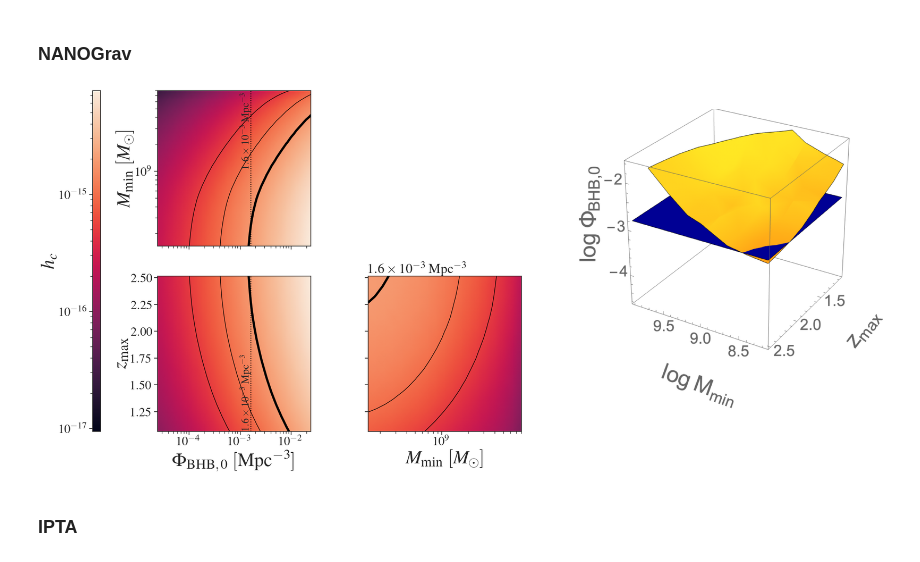
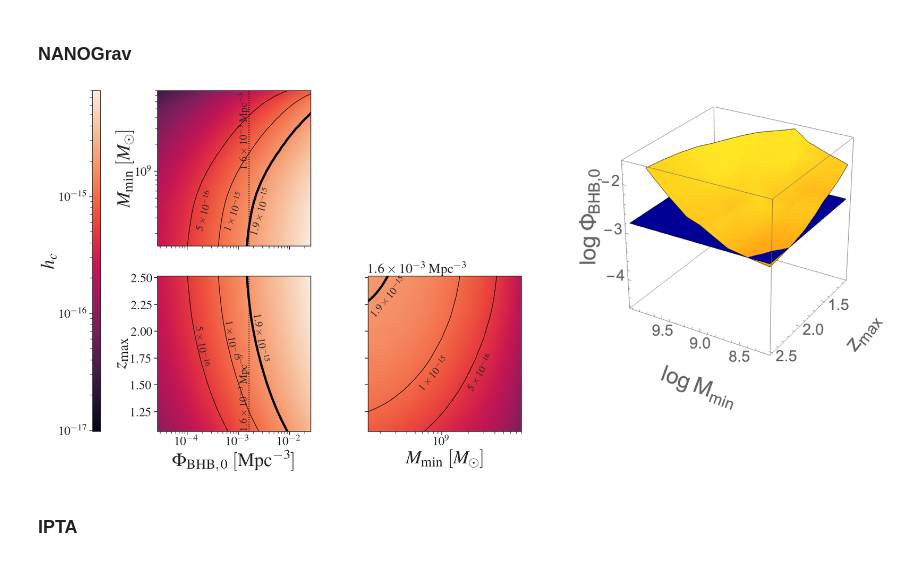
Before and after one commit to jacaseyclyde/multimessenger_smbhbs, a Jupyter notebook: notebooks/4. Parameter Space.ipynb, the cells around one changed output. Drawn from its saved outputs; the diff is of its cells as text; code cells hidden in the pictures.

```diff
--- a/notebooks/4. Parameter Space.ipynb
+++ b/notebooks/4. Parameter Space.ipynb
@@ -340,10 +340,11 @@ S3_hc_q_bounds = np.quantile(S3_hc_bounds, q=[.16, .5, .84], axis=-1)
 # %%
 # corner plots
 # %matplotlib inline
+fmt = {}
+strs = [r'$5 \times 10^{{-16}}$', r'$1 \times 10^{{-15}}$', r'$1.9 \times 10^{{-15}}$']
 levels = [5e-16, 1e-15, 1.9e-15]
-lvl = ['5e-16', '1e-15', '1.9e-15']
 linewidths = [1.5, 1.5, 6]
-labels = dict(zip(levels, lvl))
+labels = dict(zip(levels, strs))
 cfont_size = 32
 inline_spacing=1
 inline=False
@@ -380,7 +381,39 @@ cs = mm_nn_ax.contour(np.squeeze(NANOGrav_nn_cube[:, z_range_zoom == z_sat, :]),
                        np.squeeze(NANOGrav_hc_cube[:, z_range_zoom == z_sat, :]), levels=levels,
                        locator=ticker.LogLocator(), colors='black',
                        linewidths=linewidths)
-# mm_nn_ax.axvline(nz_mzq_q[1, 0], color='k', linestyle='--')
+
+# custom contours
+# for i, (cl, lbl) in enumerate(zip(cs.collections, strs)):
+p = cs.collections[0].get_paths()[0]
+v = p.vertices
+x = v[:, 0]
+y = v[:, 1]
+
+mid = int(np.trunc(len(x) / 2)) - 10
+rot = np.degrees(np.arctan2([np.log10(y[mid - 4]) - np.log10(y[mid - 10])], [np.log10(x[mid - 4]) - np.log10(x[mid - 10])]))[0]
+mm_nn_ax.text(x[mid + 2], y[mid - 5], strs[0], rotation=rot,
+              verticalalignment='baseline', horizontalalignment='center', rotation_mode='anchor', fontsize=text_fs)
+
+p = cs.collections[1].get_paths()[0]
+v = p.vertices
+x = v[:, 0]
+y = v[:, 1]
+
+mid = int(np.trunc(len(x) / 2)) - 9
+rot = np.degrees(np.arctan2([np.log10(y[mid - 4]) - np.log10(y[mid - 6])], [np.log10(x[mid - 4]) - np.log10(x[mid - 6])]))[0]
+mm_nn_ax.text(x[mid + 2], y[mid - 5], strs[1], rotation=rot,
+              verticalalignment='baseline', horizontalalignment='center', rotation_mode='anchor', fontsize=text_fs)
+
+p = cs.collections[2].get_paths()[0]
+v = p.vertices
+x = v[:, 0]
+y = v[:, 1]
+
+mid = int(np.trunc(len(x) / 2)) - 5
+rot = np.degrees(np.arctan2([np.log10(y[mid - 2]) - np.log10(y[mid - 10])], [np.log10(x[mid - 2]) - np.log10(x[mid - 10])]))[0]
+mm_nn_ax.text(x[mid + 2], y[mid - 5], strs[2], rotation=rot,
+              verticalalignment='baseline', horizontalalignment='center', rotation_mode='anchor', fontsize=text_fs)
+
 mm_nn_ax.axvline(local_number_density * NANOGrav_mult_factor, color='k', linestyle=':')
 mm_nn_ax.text(local_number_density * NANOGrav_mult_factor, 10 ** (np.max(log_m_bh_range_zoom) - .01), art_dens, rotation='vertical',
               horizontalalignment='right', verticalalignment='bottom', rotation_mode='anchor', fontsize=text_fs)
@@ -399,7 +432,21 @@ cs = zz_nn_ax.contour(np.squeeze(NANOGrav_nn_cube[log_m_bh_range_zoom == log_m_s
                        np.squeeze(NANOGrav_hc_cube[log_m_bh_range_zoom == log_m_sat, :, :]), levels=levels,
                        locator=ticker.LogLocator(), colors='black',
                        linewidths=linewidths)
-# zz_nn_ax.axvline(nz_mzq_q[1, 0], color='k', linestyle='--')
+
+# custom contours
+for cl, lbl in zip(cs.collections, strs):
+    p = cl.get_paths()[0]
+    v = p.vertices
+    x = v[:, 0]
+    y = v[:, 1]
+
+    mid = int(np.trunc(len(x) / 2))
+
+    rot = np.degrees(np.arctan2([y[-1] - y[0]], [np.log10(x[-1]) - np.log10(x[0])]))[0] - 20
+
+    zz_nn_ax.text(x[mid + 2], y[mid - 4], lbl, rotation=rot,
+                  verticalalignment='top', horizontalalignment='center', rotation_mode='anchor', fontsize=text_fs)
+
 zz_nn_ax.axvline(local_number_density * NANOGrav_mult_factor, color='k', linestyle=':')
 zz_nn_ax.text(local_number_density * NANOGrav_mult_factor, np.min(z_range_zoom) + .01, art_dens, rotation='vertical',
               horizontalalignment='left', verticalalignment='bottom', rotation_mode='anchor', fontsize=text_fs)
@@ -412,34 +459,50 @@ pcm = zz_mm_ax.pcolormesh(10 ** np.squeeze(NANOGrav_mm_cube[:, :, NANOGrav_n_art
                           np.squeeze(NANOGrav_zz_cube[:, :, NANOGrav_n_artificial_range == NANOGrav_mult_factor_sqrt]),
                           np.squeeze(NANOGrav_hc_cube[:, :, NANOGrav_n_artificial_range == NANOGrav_mult_factor_sqrt]),
                           norm=cnorm, shading='gouraud')
 cs = zz_mm_ax.contour(10 ** np.squeeze(NANOGrav_mm_cube[:, :, NANOGrav_n_artificial_range == NANOGrav_mult_factor_sqrt]),
                        np.squeeze(NANOGrav_zz_cube[:, :, NANOGrav_n_artificial_range == NANOGrav_mult_factor_sqrt]),
                        np.squeeze(NANOGrav_hc_cube[:, :, NANOGrav_n_artificial_range == NANOGrav_mult_factor_sqrt]), levels=levels,
                        locator=ticker.LogLocator(), colors='black',
                        linewidths=linewidths)
+
+# custom contours
+for cl, lbl in zip(cs.collections, strs):
+    p = cl.get_paths()[0]
+    v = p.vertices
+    x = v[:, 0]
+    y = v[:, 1]
+
+    mid = int(np.trunc(len(x) / 2))
+
+    rot = np.degrees(np.arctan2([y[mid + 1] - y[mid - 1]], [np.log10(x[mid + 1]) - np.log10(x[mid - 1])]))[0]
+
+    zz_mm_ax.text(x[mid + 1], y[mid - 1], lbl, rotation=rot,
+                  verticalalignment='top', horizontalalignment='center', rotation_mode='anchor', fontsize=text_fs)
+
 zz_mm_ax.set_xlabel(r'$M_{\rm{min}}\ [M_{\odot}]$', fontsize=label_fsize)
 zz_mm_ax.set_xscale('log')
 zz_mm_ax.set_title(art_dens, loc='left')
 plt.setp(zz_mm_ax.get_yticklabels(), visible=False)
 
 # add a colorbar
 cb_ax = fig.add_subplot(gs[:, 0])
 cb = plt.colorbar(pcm, cax=cb_ax)
 cb.set_label(r'$h_{c}$', fontsize=label_fsize)
 
 cb_ax.yaxis.set_ticks_position('left')
 cb_ax.yaxis.set_label_position('left')
 
 # add Mathematica plot
 plot_3d_ax = fig.add_subplot(gs[:, 3])
 plot_3d_ax.imshow(NANOGrav_plot_3d)
 plot_3d_ax.axis('off')
 
 plt.tight_layout()
 plt.savefig('../reports/figures/corner_NANOGrav.pdf')
+plt.savefig('../reports/figures/corner_NANOGrav.png')
 plt.show()
 # %% [output]
-[figure, old version]
+[figure, new version]
 # %% [markdown]
 ### IPTA
 # %%
```
Also changed, not shown: parts of 8 cells of this notebook, 17 other files.
